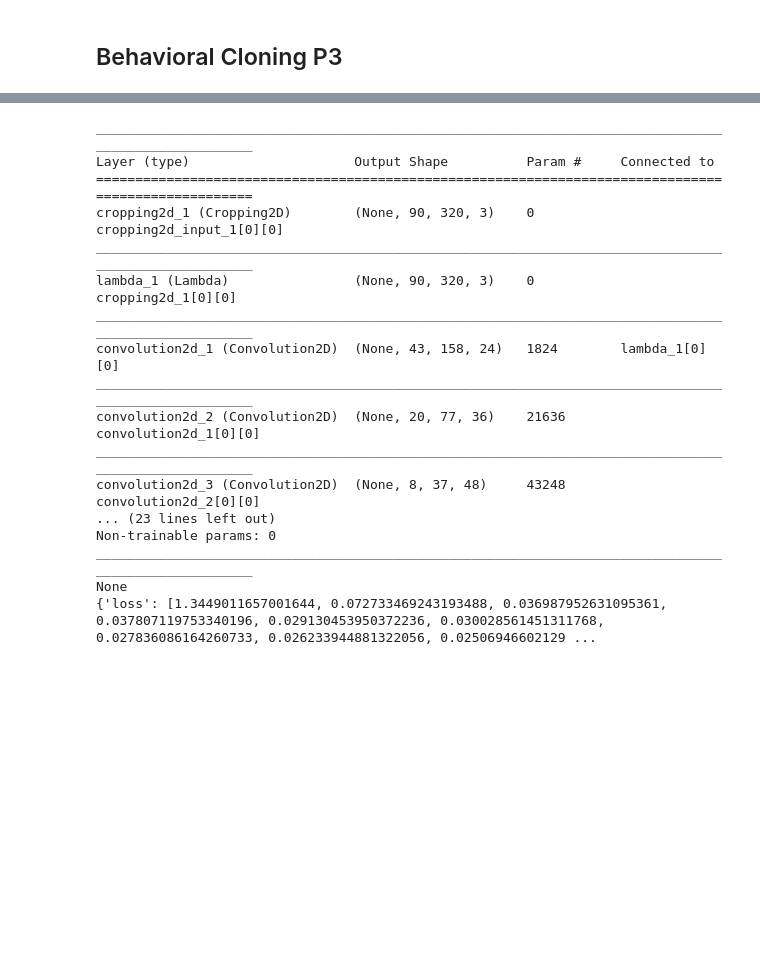
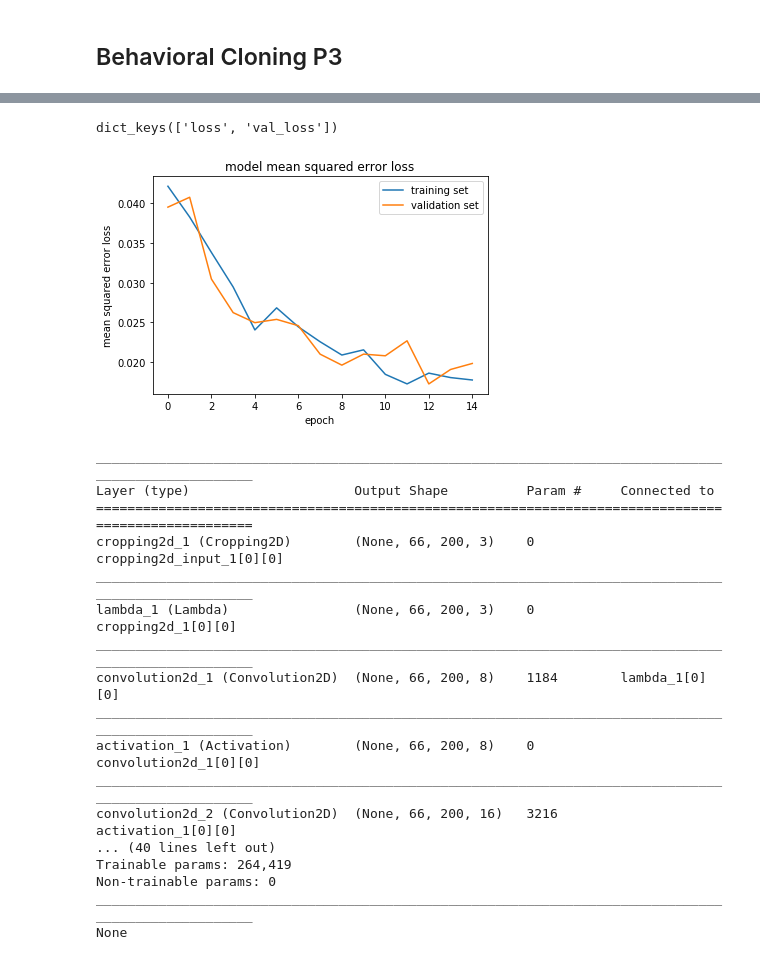
Before and after one commit to sandyleo26/CarND-Behavioral-Cloning-P3, a Jupyter notebook: Behavioral_Cloning_P3.ipynb, the cells around one changed output, grey strips where cells are left out. Saved outputs shown, nothing was run; the diff lists cells and outputs as text; code cells hidden in the pictures; blank space fills up the shorter version.

```diff
--- a/Behavioral_Cloning_P3.ipynb
+++ b/Behavioral_Cloning_P3.ipynb
@@ -29,9 +29,13 @@ def generator(samples, batch_size=32):
             for batch_sample in batch_samples:
                 # center, left, right
                 for i in range(3):
-                    name = './IMG/' + batch_sample[i].split('/')[-1]
+                    if use_official_data:
+                        name = './data/IMG/' + batch_sample[i].split('/')[-1]
+                    else:
+                        name = './IMG/' + batch_sample[i].split('/')[-1]
                     image = cv2.imread(name)
-                    image = cv2.cvtColor(image, cv2.COLOR_BGR2RGB)
+                    image = cv2.resize(image, (0,0), fx=0.625, fy=0.625)
+                    image = cv2.cvtColor(image, cv2.COLOR_BGR2YUV)
                     angle = float(batch_sample[3]) + angle_adjust[i]
                     images.append(image)
                     angles.append(angle)
@@ -61,20 +94,30 @@ validation_generator = generator(validation_samples, batch_size=BATCH_SIZE)
 # %%
 model = Sequential()
 # preprocessing
-model.add(Cropping2D(cropping=((50,20), (0,0)), input_shape=(160,320,3)))
-model.add(Lambda(lambda x: x / 255, input_shape=(160,320,3)))
+model.add(Cropping2D(cropping=((22,12), (0,0)), input_shape=(100,200,3)))
+model.add(Lambda(lambda x: x / 255))
 
 # https://devblogs.nvidia.com/parallelforall/deep-learning-self-driving-cars/
-# conv1 3@90x320
+model.add(Convolution2D(nb_filter=8, nb_row=7, nb_col=7, subsample=(1,1), border_mode='same'))
+model.add(Activation('relu'))
+
+model.add(Convolution2D(nb_filter=16, nb_row=5, nb_col=5, subsample=(1,1), border_mode='same'))
+model.add(Activation('relu'))
+# conv1 24@43x158
 model.add(Convolution2D(nb_filter=24, nb_row=5, nb_col=5, subsample=(2,2), border_mode='valid'))
-# conv2 24@43x158
+model.add(Activation('relu'))
+# conv2 36@20x77
 model.add(Convolution2D(nb_filter=36, nb_row=5, nb_col=5, subsample=(2,2), border_mode='valid'))
-# conv3 36@20x77
+model.add(Activation('relu'))
+# conv3 48@8x37
 model.add(Convolution2D(nb_filter=48, nb_row=5, nb_col=5, subsample=(2,2), border_mode='valid'))
-# conv4 48@8x37
+model.add(Activation('relu'))
+# conv4 64@6x35
 model.add(Convolution2D(nb_filter=64, nb_row=3, nb_col=3, subsample=(1,1), border_mode='valid'))
-# conv5
+model.add(Activation('relu'))
+# conv5 64@4x33
 model.add(Convolution2D(nb_filter=64, nb_row=3, nb_col=3, subsample=(1,1), border_mode='valid'))
+model.add(Activation('relu'))
 model.add(Flatten())
 
 # FC1
@@ -94,7 +137,7 @@ history = model.fit_generator(train_generator,
         samples_per_epoch=len(train_samples),
         validation_data=validation_generator,
         nb_val_samples=len(validation_samples),
-        nb_epoch=NB_EPOCH)
+        nb_epoch=NB_EPOCH, verbose=1)
 model.save('model.h5')
 print('model saved.')
 # %% [output]
@@ -103,21 +162,32 @@ KeyboardInterrupt:
+# %%
+print(history.history.keys())
+plt.plot(history.history['loss'])
+plt.plot(history.history['val_loss'])
+plt.title('model mean squared error loss')
+plt.ylabel('mean squared error loss')
+plt.xlabel('epoch')
+plt.legend(['training set', 'validation set'], loc='upper right')
+plt.show()
+# %% [output]
+dict_keys(['loss', 'val_loss'])
+[figure, added]
 # %%
 print(model.summary())
-print(history.history)
 # %% [output]
 ____________________________________________________________________________________________________
 Layer (type)                     Output Shape          Param #     Connected to
 ====================================================================================================
-cropping2d_1 (Cropping2D)        (None, 90, 320, 3)    0           cropping2d_input_1[0][0]
+cropping2d_1 (Cropping2D)        (None, 66, 200, 3)    0           cropping2d_input_1[0][0]
 ____________________________________________________________________________________________________
-lambda_1 (Lambda)                (None, 90, 320, 3)    0           cropping2d_1[0][0]
+lambda_1 (Lambda)                (None, 66, 200, 3)    0           cropping2d_1[0][0]
 ____________________________________________________________________________________________________
-convolution2d_1 (Convolution2D)  (None, 43, 158, 24)   1824        lambda_1[0][0]
+convolution2d_1 (Convolution2D)  (None, 66, 200, 8)    1184        lambda_1[0][0]
 ____________________________________________________________________________________________________
-convolution2d_2 (Convolution2D)  (None, 20, 77, 36)    21636       convolution2d_1[0][0]
+activation_1 (Activation)        (None, 66, 200, 8)    0           convolution2d_1[0][0]
 ____________________________________________________________________________________________________
-convolution2d_3 (Convolution2D)  (None, 8, 37, 48)     43248       convolution2d_2[0][0]
-... (23 lines left out)
+convolution2d_2 (Convolution2D)  (None, 66, 200, 16)   3216        activation_1[0][0]
+... (40 lines left out)
+Trainable params: 264,419
 Non-trainable params: 0
 ____________________________________________________________________________________________________
 None
-{'loss': [1.3449011657001644, 0.072733469243193488, 0.036987952631095361, 0.037807119753340196, 0.029130453950372236, 0.030028561451311768, 0.027836086164260733, 0.026233944881322056, 0.02506946602129 ...
```
Also changed, not shown: parts of 5 cells of this notebook, 1 other file.
